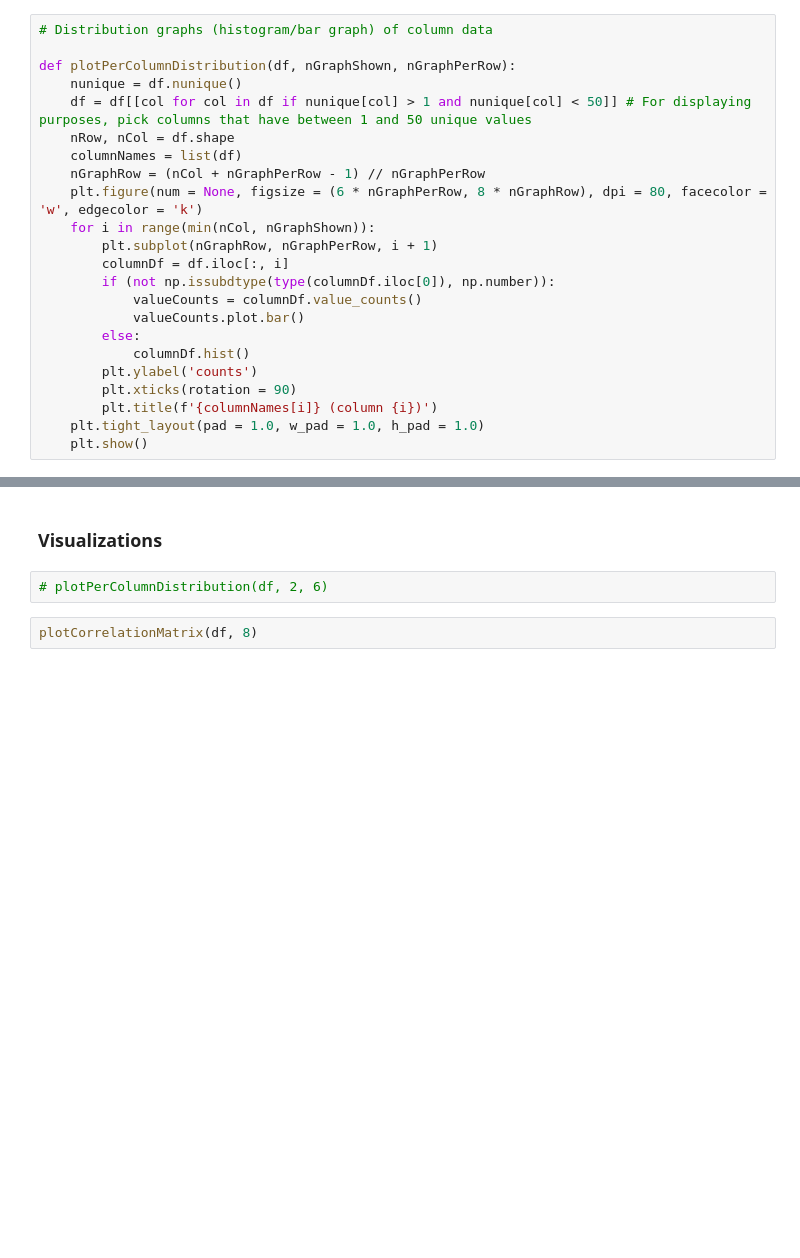
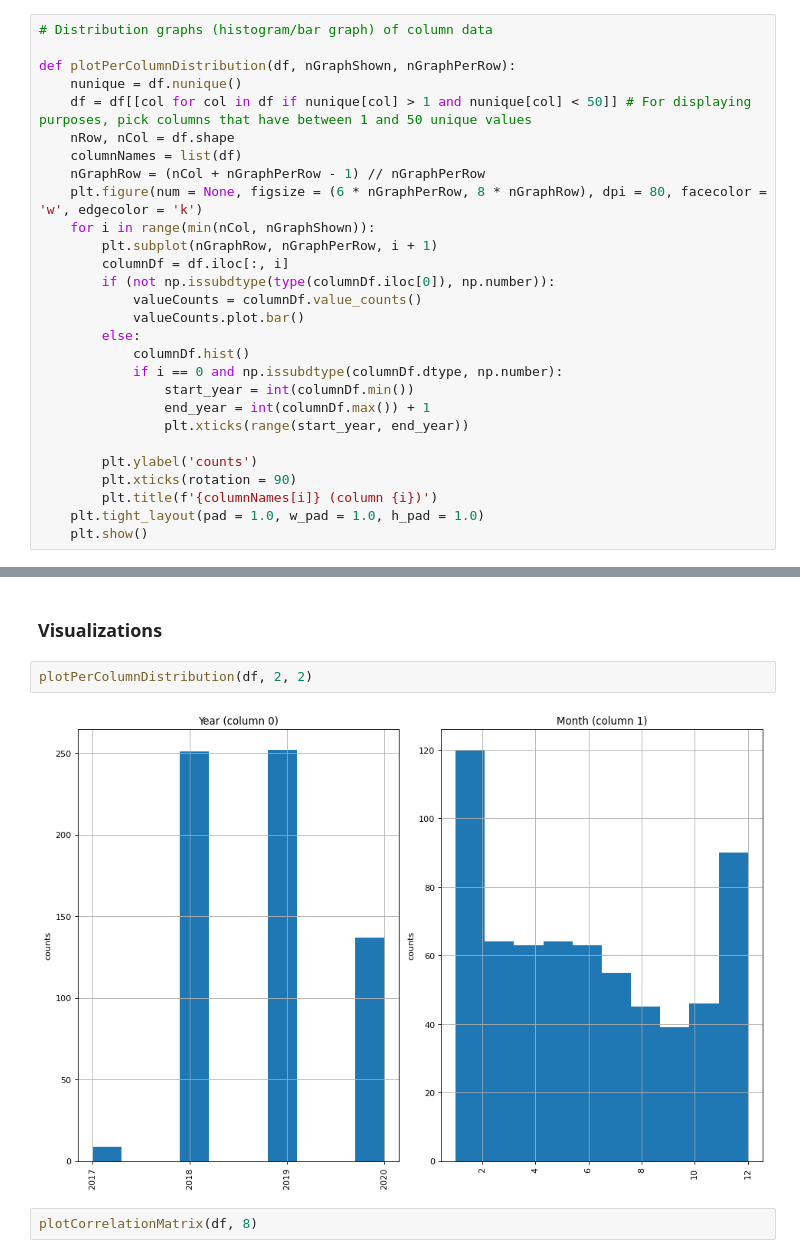
Before and after one commit to 2021sshah/BigDataFinalProject, a Jupyter notebook: djia_visualization.ipynb, the cells around one changed output, grey strips where cells are left out. Cells and saved outputs as stored; diff of their text form; blank space fills up the shorter version.

Commit message:
changes to visualization

```diff
--- a/djia_visualization.ipynb
+++ b/djia_visualization.ipynb
@@ -75,6 +76,11 @@ def plotPerColumnDistribution(df, nGraphShown, nGraphPerRow):
             valueCounts.plot.bar()
         else:
             columnDf.hist()
+            if i == 0 and np.issubdtype(columnDf.dtype, np.number):
+                start_year = int(columnDf.min())
+                end_year = int(columnDf.max()) + 1
+                plt.xticks(range(start_year, end_year))
+
         plt.ylabel('counts')
         plt.xticks(rotation = 90)
         plt.title(f'{columnNames[i]} (column {i})')
@@ -204,8 +210,10 @@ def plotCandlestick():
     fig.show()
 # %% [markdown]
 ### Visualizations
-# %%
-# plotPerColumnDistribution(df, 2, 6)
+# %%
+plotPerColumnDistribution(df, 2, 2)
+# %% [output]
+[figure, added]
 # %%
 plotCorrelationMatrix(df, 8)
 # %% [output]
```
Also changed, not shown: parts of 2 cells of this notebook.
